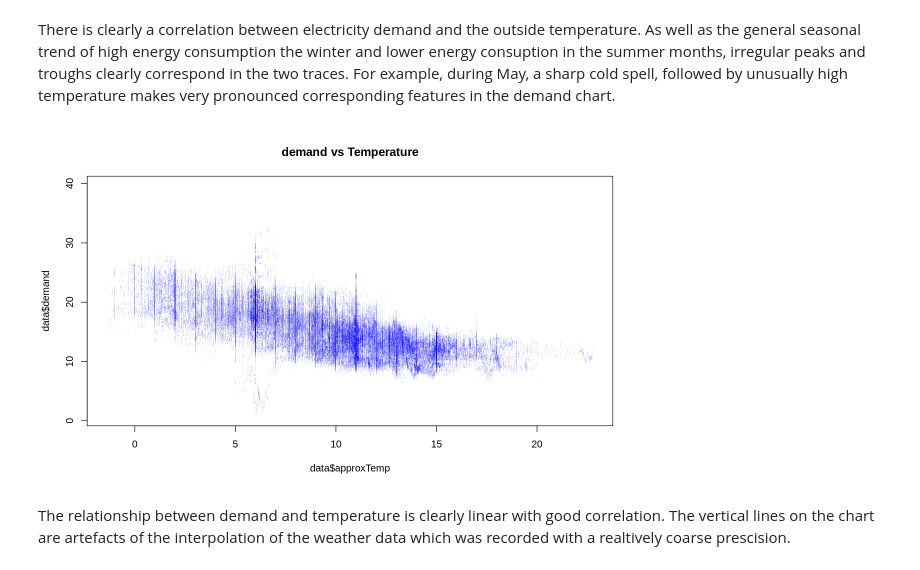
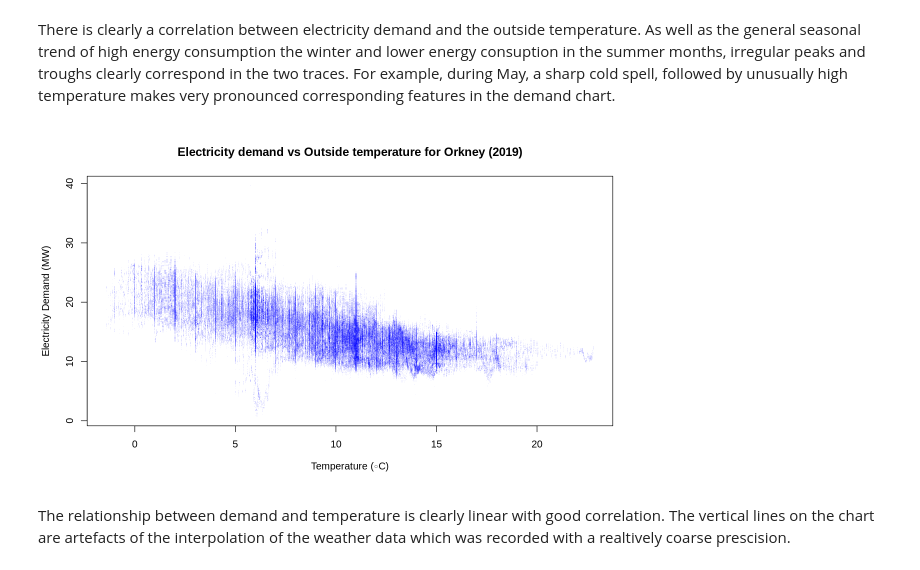
Before and after one commit to srendall91/orkney-electricity, a Jupyter notebook: ssen_weather_combine/demand_and_temp.ipynb, the cells around one changed output. Cells and saved outputs as stored; diff of their text form; code cells hidden in the pictures.

```diff
--- a/ssen_weather_combine/demand_and_temp.ipynb
+++ b/ssen_weather_combine/demand_and_temp.ipynb
@@ -54,9 +66,12 @@ legend("topleft", legend=c("Electricity demand", "Temperature"),
 There is clearly a correlation between electricity demand and the outside temperature.
 As well as the general seasonal trend of high energy consumption the winter and lower energy consuption in the summer months, irregular peaks and troughs clearly correspond in the two traces.  For example, during May, a sharp cold spell, followed by unusually high temperature makes very pronounced corresponding features in the demand chart.
 # %%
-plot(data$approxTemp, data$demand, main='demand vs Temperature', type="p",col=alpha(c("blue"), 0.08), pch=46)
+plot(data$approxTemp, data$demand, main='Electricity demand vs Outside temperature for Orkney (2019)',
+     ylab= "Electricity Demand (MW)",
+     xlab= expression(paste("Temperature (",degree,"C)")),
+     type="p",col=alpha(c("blue"), 0.08), pch=46)
 # %% [output]
-[figure, old version]
+[figure, new version]
 # %% [markdown]
 The relationship between demand and temperature is clearly linear with good correlation.  The vertical lines on the chart are artefacts of the interpolation of the weather data which was recorded with a realtively coarse prescision.
 # %%
```
Also changed, not shown: parts of 2 cells of this notebook, 3 other files.
